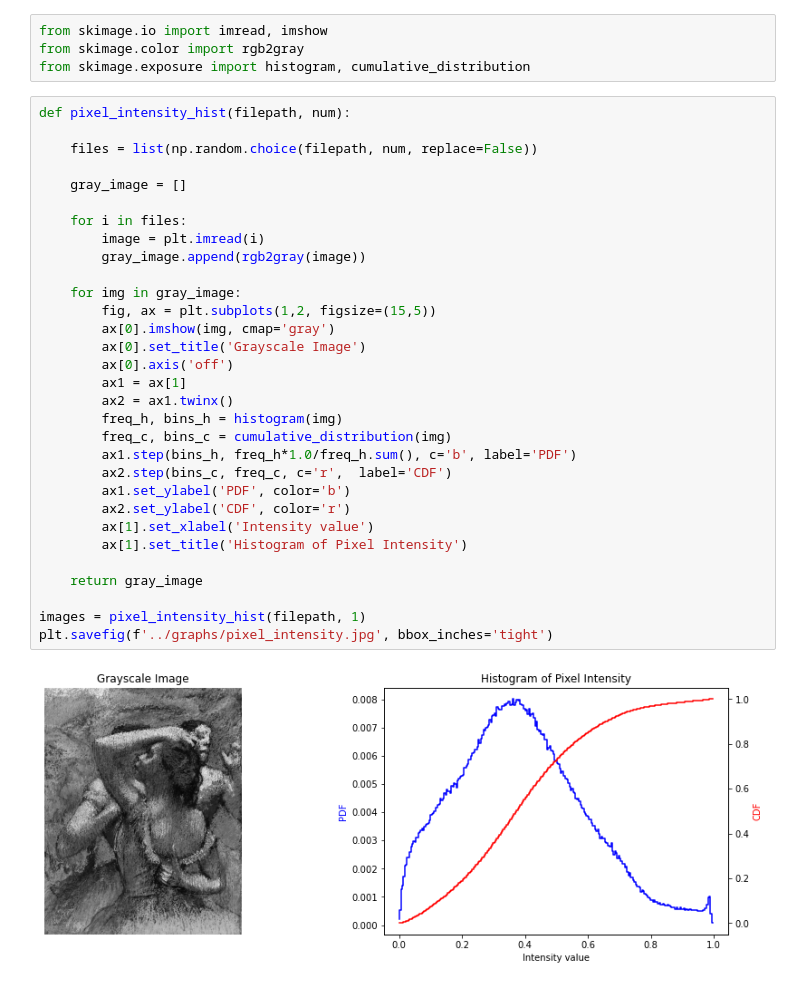
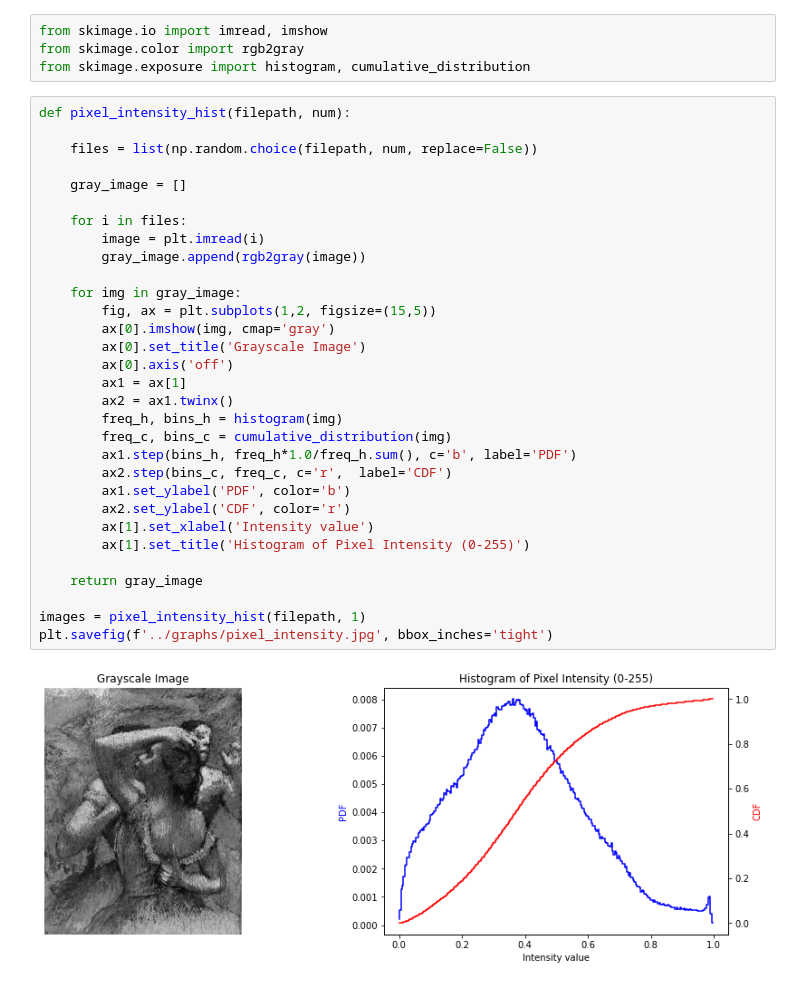
Before and after one commit to justinepicar/Art_Style_Classification, a Jupyter notebook: Notebooks/03_exploratory_data_analysis.ipynb, the cells around one changed output. Drawn from its saved outputs; the diff is of its cells as text.

```diff
--- a/Notebooks/03_exploratory_data_analysis.ipynb
+++ b/Notebooks/03_exploratory_data_analysis.ipynb
@@ -58,32 +58,32 @@ from skimage.exposure import histogram, cumulative_distribution
 def pixel_intensity_hist(filepath, num):
 
     files = list(np.random.choice(filepath, num, replace=False))
 
     gray_image = []
 
     for i in files:
         image = plt.imread(i)
         gray_image.append(rgb2gray(image))
 
     for img in gray_image:
         fig, ax = plt.subplots(1,2, figsize=(15,5))
         ax[0].imshow(img, cmap='gray')
         ax[0].set_title('Grayscale Image')
         ax[0].axis('off')
         ax1 = ax[1]
         ax2 = ax1.twinx()
         freq_h, bins_h = histogram(img)
         freq_c, bins_c = cumulative_distribution(img)
         ax1.step(bins_h, freq_h*1.0/freq_h.sum(), c='b', label='PDF')
         ax2.step(bins_c, freq_c, c='r',  label='CDF')
         ax1.set_ylabel('PDF', color='b')
         ax2.set_ylabel('CDF', color='r')
         ax[1].set_xlabel('Intensity value')
-        ax[1].set_title('Histogram of Pixel Intensity')
+        ax[1].set_title('Histogram of Pixel Intensity (0-255)')
 
     return gray_image
 
 images = pixel_intensity_hist(filepath, 1)
 plt.savefig(f'../graphs/pixel_intensity.jpg', bbox_inches='tight')
 # %% [output]
-[figure, old version]
+[figure, new version]
```
Also changed, not shown: parts of 1 cell of this notebook, 6 other files.
